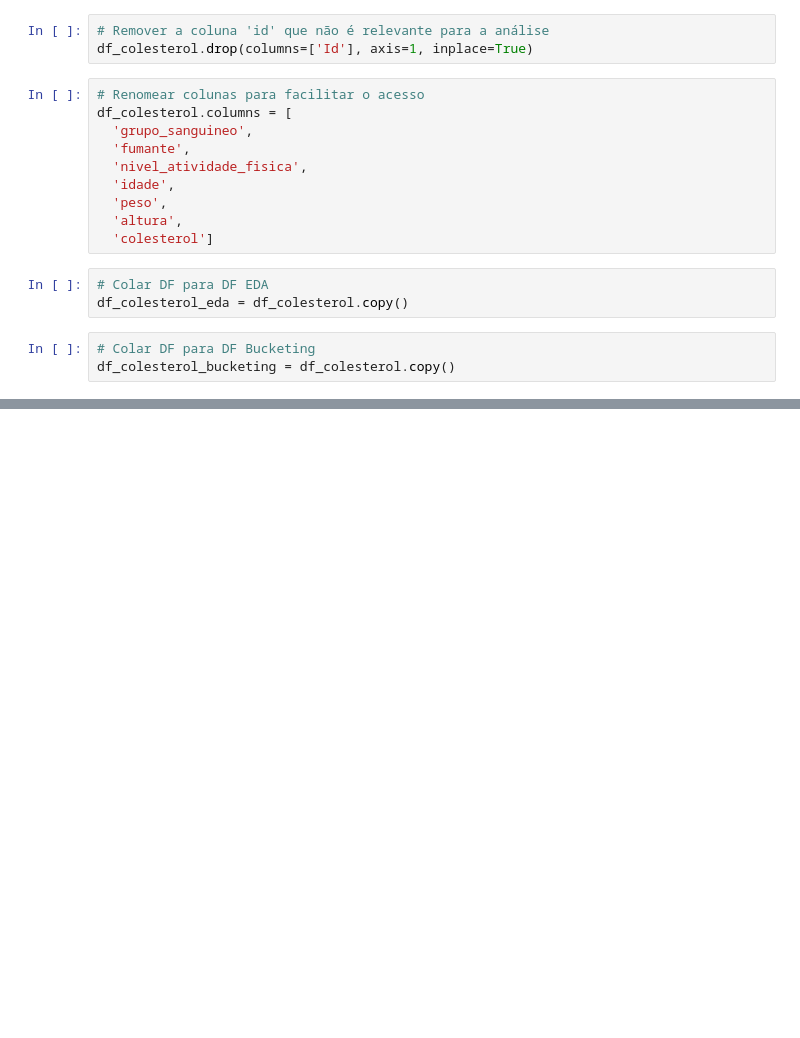
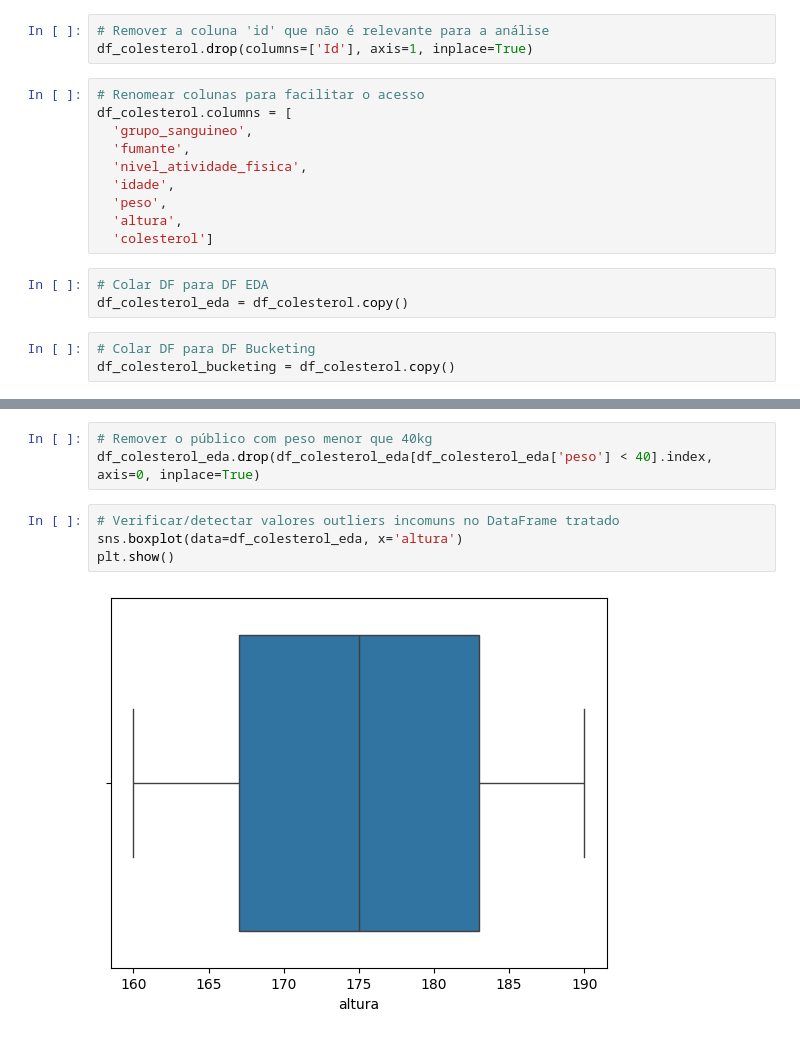
Before and after one commit to claitonneri/regressao_linear_multipla, a Jupyter notebook: modelo_colesterol.ipynb, the cells around one changed output, grey strips where cells are left out. Cells and saved outputs as stored; diff of their text form; blank space fills up the shorter version.

```diff
--- a/modelo_colesterol.ipynb
+++ b/modelo_colesterol.ipynb
@@ -46,0 +171,9 @@ df_colesterol_bucketing = df_colesterol.copy()
+# %%
+# Remover o público com peso menor que 40kg
+df_colesterol_eda.drop(df_colesterol_eda[df_colesterol_eda['peso'] < 40].index, axis=0, inplace=True)
+# %%
+# Verificar/detectar valores outliers incomuns no DataFrame tratado
+sns.boxplot(data=df_colesterol_eda, x='altura')
+plt.show()
+# %% [output]
+[figure, added]
```
Also changed, not shown: parts of 16 cells of this notebook.
